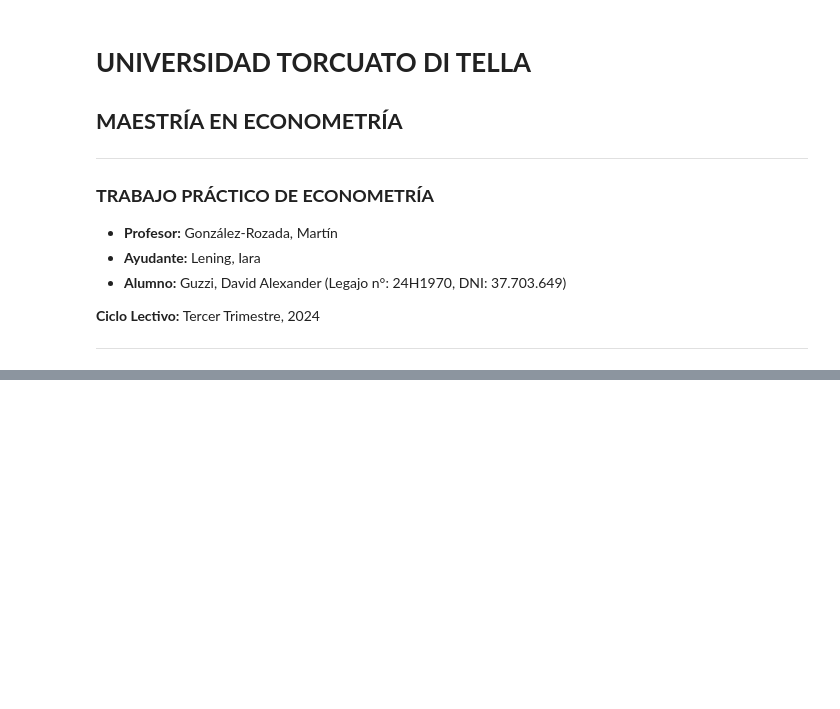
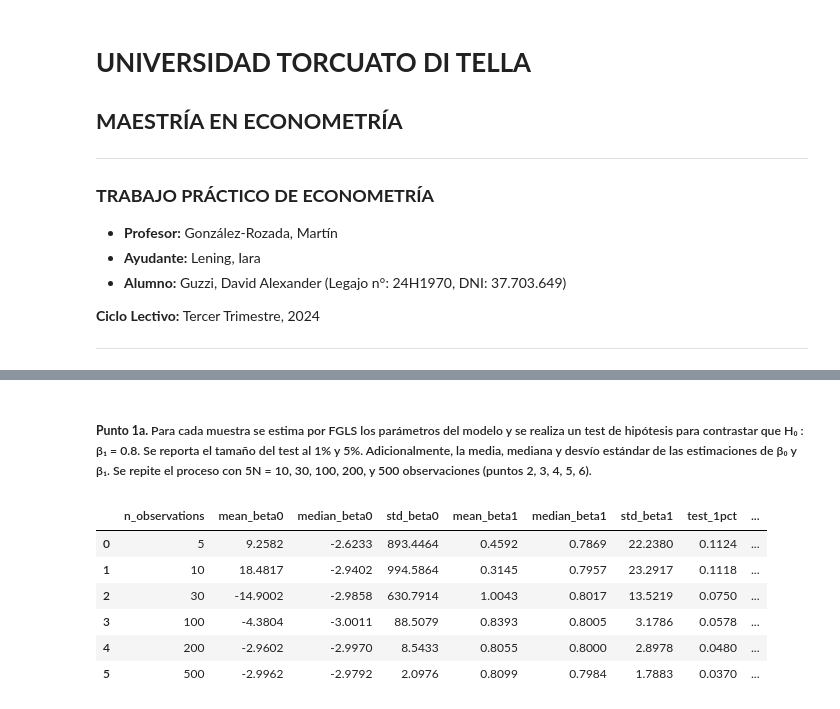
Before and after one commit to DavidGuzzi/MECMT05, a Jupyter notebook: Guzzi3649.ipynb, the cells around one changed output, grey strips where cells are left out. Drawn from its saved outputs; the diff is of its cells as text; code cells hidden in the pictures; blank space fills up the shorter version.

```diff
--- a/Guzzi3649.ipynb
+++ b/Guzzi3649.ipynb
@@ -18 +45,13 @@
+# %%
+# Importación de librerías.
+import numpy as np
+import pandas as pd
+import statsmodels.api as sm
+from scipy.stats import t
+
+# Semilla para la generación de números aleatorios.
+np.random.seed(3649)
+
+# Configuración de pandas (4 decimales).
+pd.set_option('display.float_format', '{:.4f}'.format)
 # %%
@@ -124,7 +157,7 @@ def simulate_fgls(n_samples: int, n_observations_list: list[int], beta_0_true: f
         for i in range(n_samples):
             # Generación de datos.
             x = np.random.uniform(1, 50, n_obs) # x ~ U[1, 50]
-            u = np.random.normal(scale=x) # u ~ N(0, omega) con omega = x (errores heterocedásticos)
+            u = np.random.normal(scale=x) # u ~ N(0, omega), con varianza heterocedástica dependiendo de x.
             y = beta_0_true + beta_1_true * x + u
 
             # Estimación FGLS.
@@ -148,15 +181,23 @@ def simulate_fgls(n_samples: int, n_observations_list: list[int], beta_0_true: f
         median_beta1 = df_results['beta_1_hat'].median()
         std_beta0 = df_results['beta_0_hat'].std()
         std_beta1 = df_results['beta_1_hat'].std()
-        test_size_1pct = df_results['reject_1pct'].mean() #Equivale a la proporción de rechazos de las 5000 simulaciones al 1% de significancia.
-        test_size_5pct = df_results['reject_5pct'].mean() #Equivale a la proporción de rechazos de las 5000 simulaciones al 5% de significancia.
+        test_1pct = df_results['reject_1pct'].mean() #Equivale a la proporción de rechazos de las 5000 simulaciones al 1% de significancia.
+        test_5pct = df_results['reject_5pct'].mean() #Equivale a la proporción de rechazos de las 5000 simulaciones al 5% de significancia.
 
-        results.append([n_obs, mean_beta0, median_beta0, std_beta0, mean_beta1, median_beta1, std_beta1, test_size_1pct, test_size_5pct])
+        results.append([n_obs, mean_beta0, median_beta0, std_beta0, mean_beta1, median_beta1, std_beta1, test_1pct, test_5pct])
 
-    results_df = pd.DataFrame(results, columns=['n_observations', 'mean_beta0', 'median_beta0', 'std_beta0', 'mean_beta1', 'median_beta1', 'std_beta1', 'test_size_1pct', 'test_size_5pct'])
+    results_df = pd.DataFrame(results, columns=['n_observations', 'mean_beta0', 'median_beta0', 'std_beta0', 'mean_beta1', 'median_beta1', 'std_beta1', 'test_1pct', 'test_5pct'])
 
     return results_df
+# %% [markdown]
+##### **Punto 1a.** Para cada muestra se estima por FGLS los parámetros del modelo y se realiza un test de hipótesis para contrastar que H₀ : β₁ = 0.8. Se reporta el tamaño del test al 1% y 5%. Adicionalmente, la media, mediana y desvío estándar de las estimaciones de β₀ y β₁. Se repite el proceso con 5N = 10, 30, 100, 200, y 500 observaciones (puntos 2, 3, 4, 5, 6).
 # %%
-# Parámetros iniciales
-test_results = simulate_fgls(n_samples=5000, n_observations_list=[5, 10, 30, 100, 200], beta_0_true=-3, beta_1_true=0.8, beta1_H0=0.8)
-test_results
+simulate_fgls(n_samples=5000, n_observations_list=[5, 10, 30, 100, 200, 500], beta_0_true=-3, beta_1_true=0.8, beta1_H0=0.8)
+# %% [output]
+|  | n_observations | mean_beta0 | median_beta0 | std_beta0 | mean_beta1 | median_beta1 | std_beta1 | test_1pct | ... |
+| 0 | 5 | 9.2582 | -2.6233 | 893.4464 | 0.4592 | 0.7869 | 22.2380 | 0.1124 | ... |
+| 1 | 10 | 18.4817 | -2.9402 | 994.5864 | 0.3145 | 0.7957 | 23.2917 | 0.1118 | ... |
+| 2 | 30 | -14.9002 | -2.9858 | 630.7914 | 1.0043 | 0.8017 | 13.5219 | 0.0750 | ... |
+| 3 | 100 | -4.3804 | -3.0011 | 88.5079 | 0.8393 | 0.8005 | 3.1786 | 0.0578 | ... |
+| 4 | 200 | -2.9602 | -2.9970 | 8.5433 | 0.8055 | 0.8000 | 2.8978 | 0.0480 | ... |
+| 5 | 500 | -2.9962 | -2.9792 | 2.0976 | 0.8099 | 0.7984 | 1.7883 | 0.0370 | ... |
```
Also changed, not shown: parts of 6 cells of this notebook, 2 other files.
